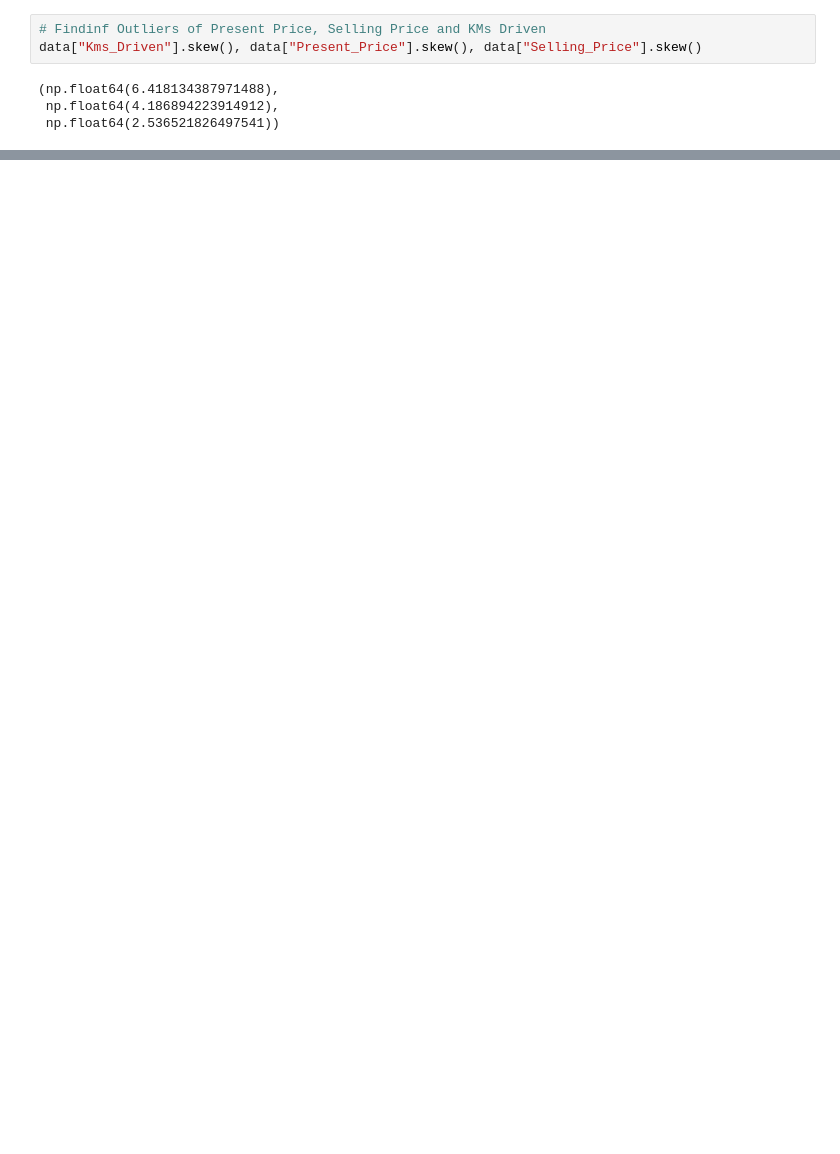
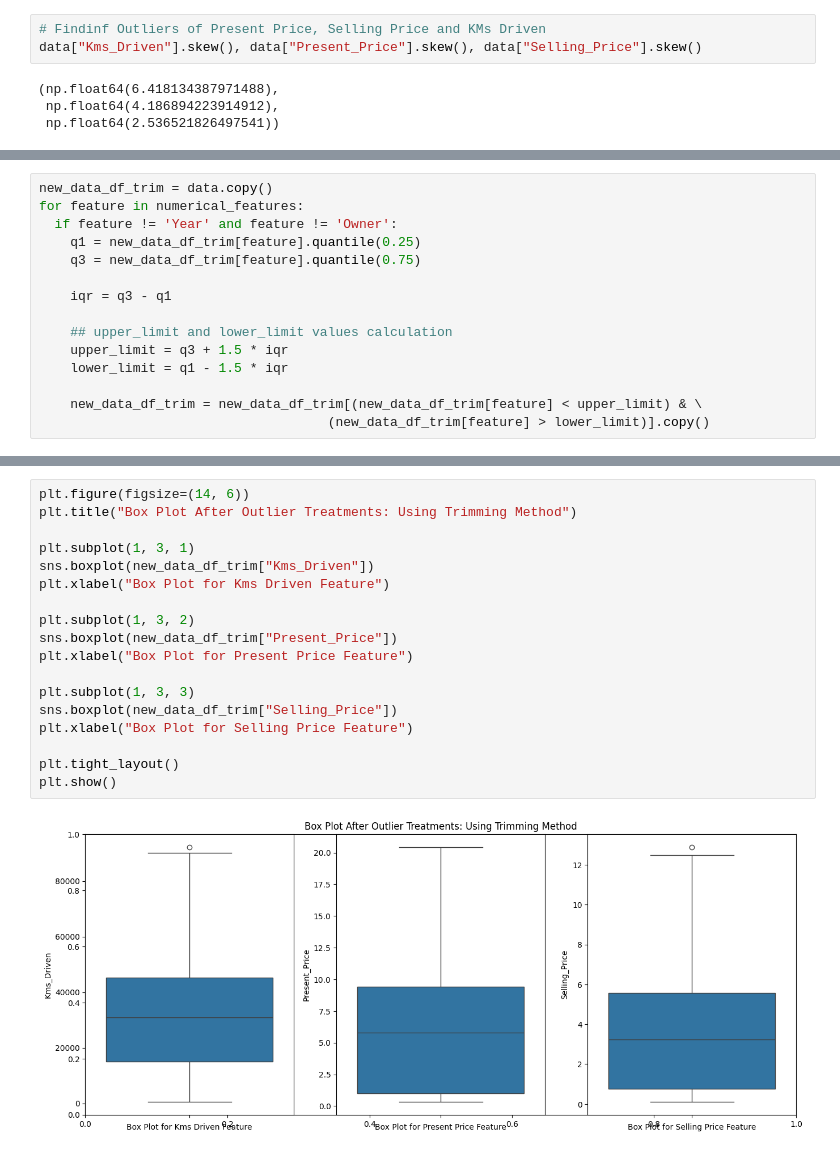
Before and after one commit to nikeshgamal24/Car-Price-Prediction-Project, a Jupyter notebook: Car_Price_Prediction_Regression_Project.ipynb, the cells around one changed output, grey strips where cells are left out. Cells and saved outputs as stored; diff of their text form; blank space fills up the shorter version.

```diff
--- a/Car_Price_Prediction_Regression_Project.ipynb
+++ b/Car_Price_Prediction_Regression_Project.ipynb
@@ -186,0 +277,15 @@ plt.show()
+# %%
+new_data_df_trim = data.copy()
+for feature in numerical_features:
+  if feature != 'Year' and feature != 'Owner':
+    q1 = new_data_df_trim[feature].quantile(0.25)
+    q3 = new_data_df_trim[feature].quantile(0.75)
+
+    iqr = q3 - q1
+
+    ## upper_limit and lower_limit values calculation
+    upper_limit = q3 + 1.5 * iqr
+    lower_limit = q1 - 1.5 * iqr
+
+    new_data_df_trim = new_data_df_trim[(new_data_df_trim[feature] < upper_limit) & \
+                                     (new_data_df_trim[feature] > lower_limit)].copy()
@@ -186,0 +316,20 @@ plt.show()
+# %%
+plt.figure(figsize=(14, 6))
+plt.title("Box Plot After Outlier Treatments: Using Trimming Method")
+
+plt.subplot(1, 3, 1)
+sns.boxplot(new_data_df_trim["Kms_Driven"])
+plt.xlabel("Box Plot for Kms Driven Feature")
+
+plt.subplot(1, 3, 2)
+sns.boxplot(new_data_df_trim["Present_Price"])
+plt.xlabel("Box Plot for Present Price Feature")
+
+plt.subplot(1, 3, 3)
+sns.boxplot(new_data_df_trim["Selling_Price"])
+plt.xlabel("Box Plot for Selling Price Feature")
+
+plt.tight_layout()
+plt.show()
+# %% [output]
+[figure, added]
```
Also changed, not shown: parts of 14 cells of this notebook.
